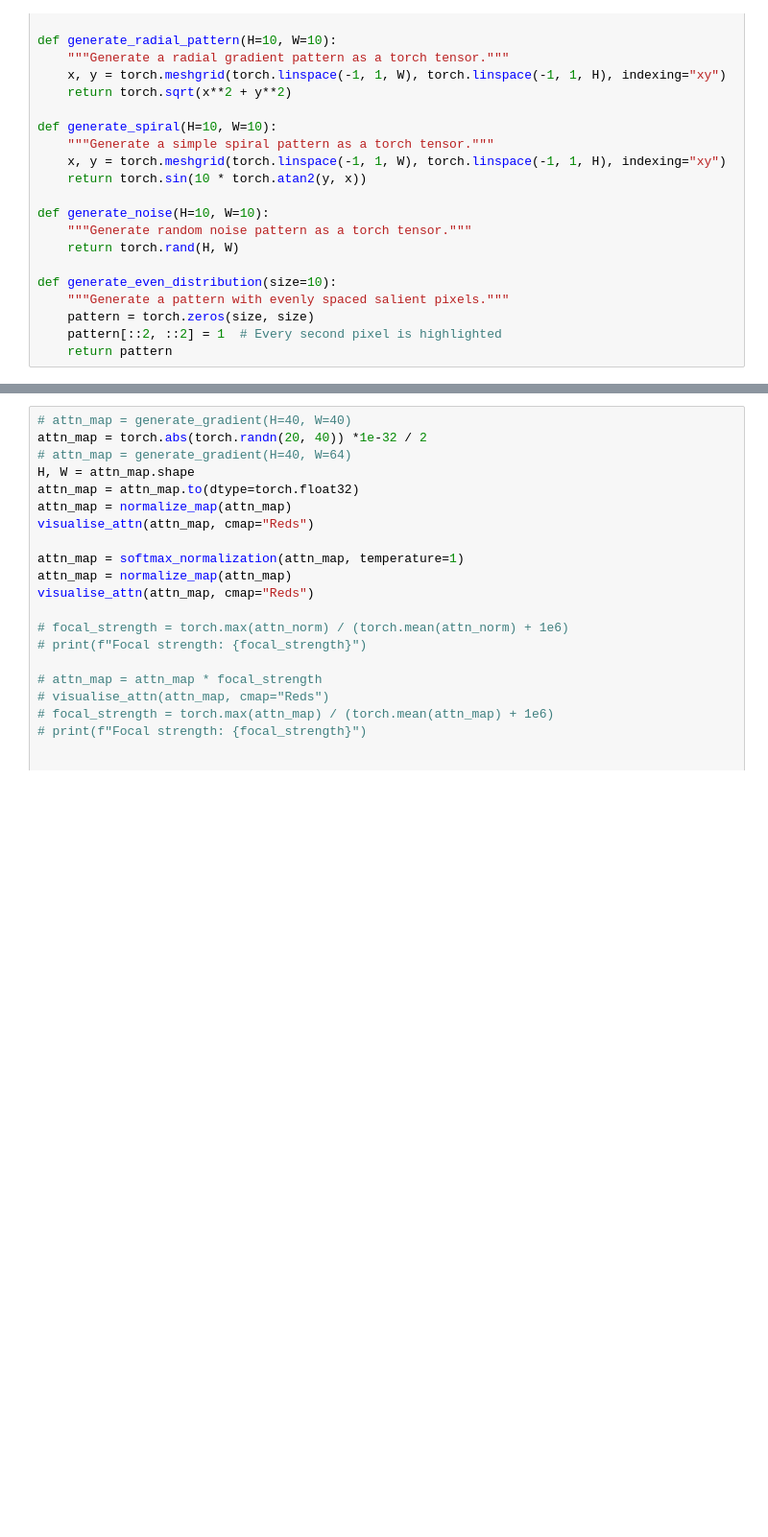
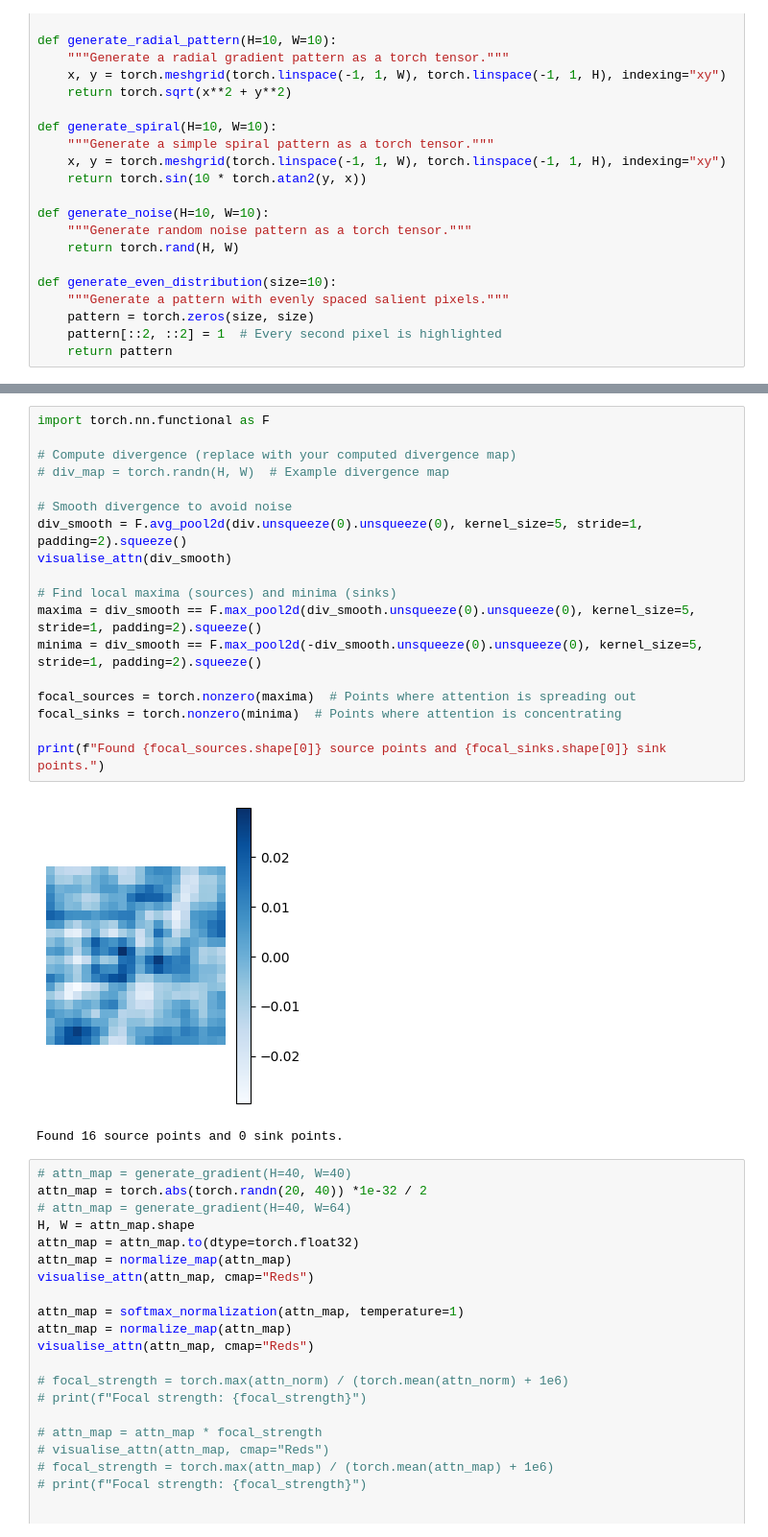
Before and after one commit to aadeoye911/CompASS, a Jupyter notebook: composition_rules.ipynb, the cells around one changed output, grey strips where cells are left out. Shown: that part at 96% size. Saved outputs shown, nothing was run; the diff lists cells and outputs as text; blank space fills up the shorter version.

```diff
--- a/composition_rules.ipynb
+++ b/composition_rules.ipynb
@@ -314,3 +166,24 @@ torch.Size([42, 64])
+# %%
+import torch.nn.functional as F
+
+# Compute divergence (replace with your computed divergence map)
+# div_map = torch.randn(H, W)  # Example divergence map
+
+# Smooth divergence to avoid noise
+div_smooth = F.avg_pool2d(div.unsqueeze(0).unsqueeze(0), kernel_size=5, stride=1, padding=2).squeeze()
+visualise_attn(div_smooth)
+
+# Find local maxima (sources) and minima (sinks)
+maxima = div_smooth == F.max_pool2d(div_smooth.unsqueeze(0).unsqueeze(0), kernel_size=5, stride=1, padding=2).squeeze()
+minima = div_smooth == F.max_pool2d(-div_smooth.unsqueeze(0).unsqueeze(0), kernel_size=5, stride=1, padding=2).squeeze()
+
+focal_sources = torch.nonzero(maxima)  # Points where attention is spreading out
+focal_sinks = torch.nonzero(minima)  # Points where attention is concentrating
+
+print(f"Found {focal_sources.shape[0]} source points and {focal_sinks.shape[0]} sink points.")
+# %% [output]
+[figure, added]
+Found 16 source points and 0 sink points.
 # %%
 # attn_map = generate_gradient(H=40, W=40)
 attn_map = torch.abs(torch.randn(20, 40)) *1e-32 / 2
```
Also changed, not shown: parts of 20 cells of this notebook, 1 other file.
